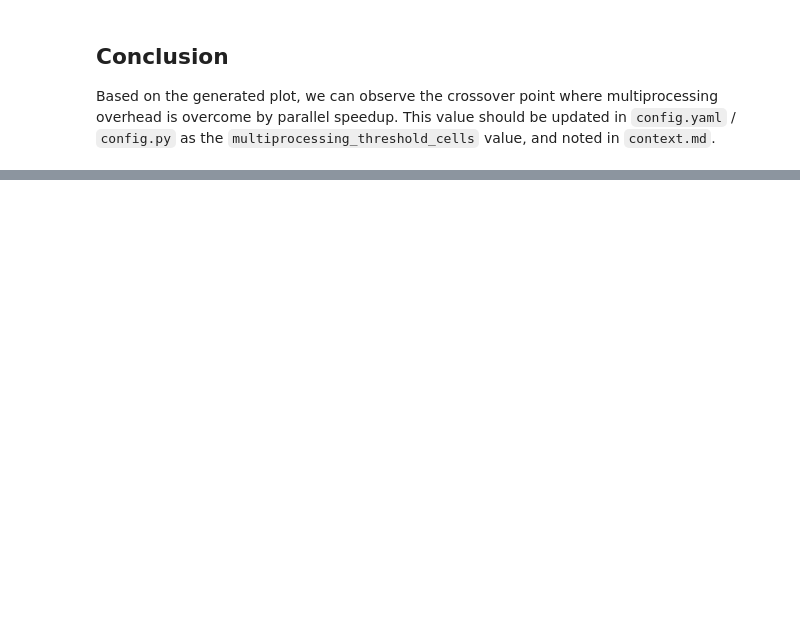
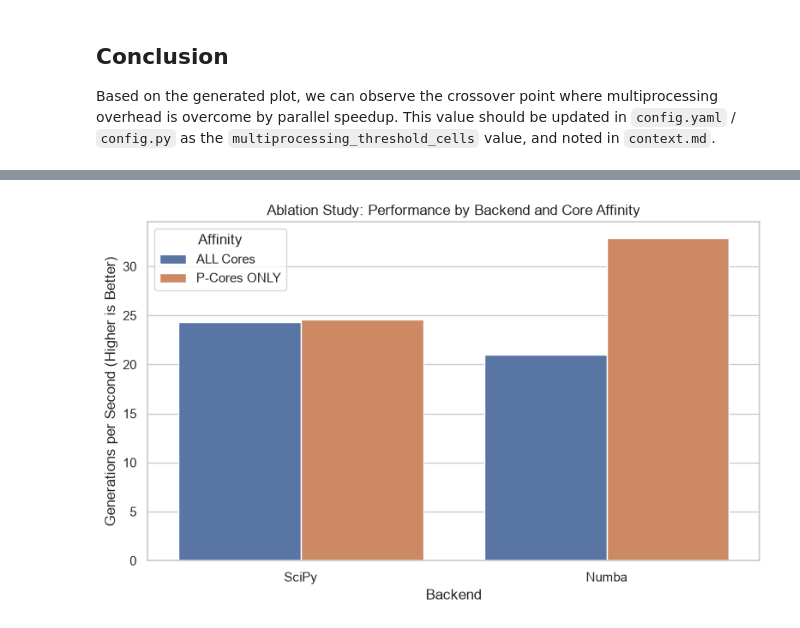
Before and after one commit to 97hackbrian/sciprog-FW, a Jupyter notebook: notebooks/performance_analysis.ipynb, the cells around one changed output, grey strips where cells are left out. Drawn from its saved outputs; the diff is of its cells as text; code cells hidden in the pictures; blank space fills up the shorter version.

Commit message:
feat: add Numba JIT-compiled CPU dispatcher and update performance benchmarks

```diff
--- a/notebooks/performance_analysis.ipynb
+++ b/notebooks/performance_analysis.ipynb
@@ -134,0 +215,12 @@ Based on the generated plot, we can observe the crossover point where multiproce
+# %%
+import seaborn as sns
+import matplotlib.pyplot as plt
+
+plt.figure(figsize=(8, 5))
+sns.barplot(data=df_ablation, x="Backend", y="Steps/s", hue="Affinity")
+plt.title("Ablation Study: Performance by Backend and Core Affinity")
+plt.ylabel("Generations per Second (Higher is Better)")
+plt.tight_layout()
+plt.show()
+# %% [output]
+[figure, added]
```
Also changed, not shown: parts of 5 cells of this notebook, 10 other files.
